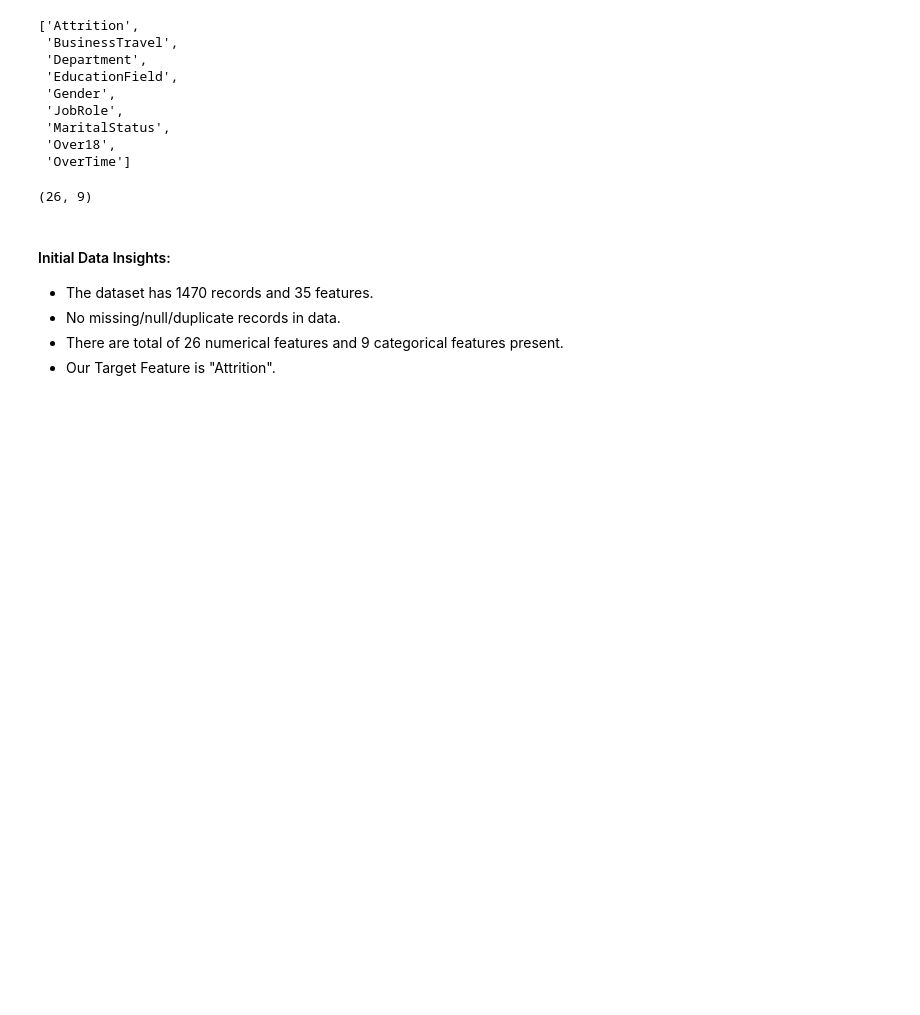
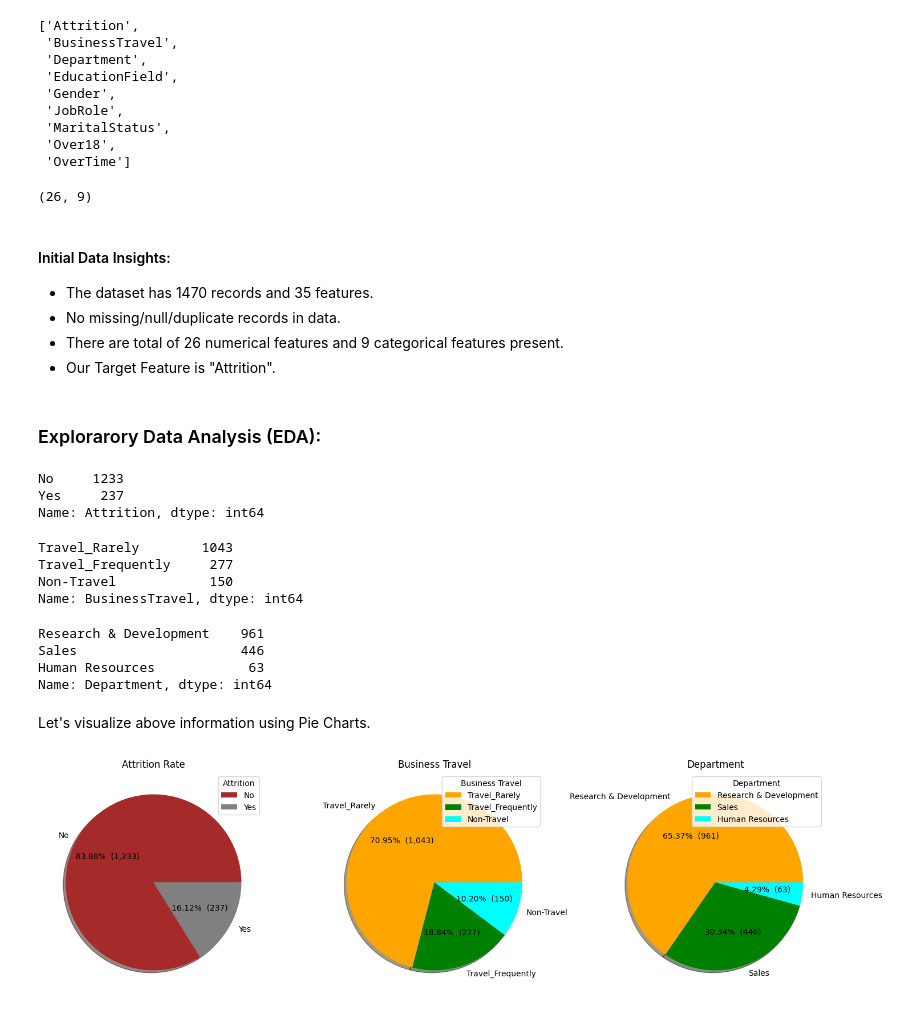
Before and after one commit to Akshay-Paunikar/IBM_Employee_Attrition_ML, a Jupyter notebook: notebook/IBM_Employee_Attrition_EDA.ipynb, the cells around one changed output. Drawn from its saved outputs; the diff is of its cells as text; code cells hidden in the pictures; blank space fills up the shorter version.

```diff
--- a/notebook/IBM_Employee_Attrition_EDA.ipynb
+++ b/notebook/IBM_Employee_Attrition_EDA.ipynb
@@ -174,3 +174,73 @@ len(num_cols), len(cat_cols)
  - No missing/null/duplicate records in data.
  - There are total of 26 numerical features and 9 categorical features present.
  - Our Target Feature is "Attrition".
+# %% [markdown]
+### Explorarory Data Analysis (EDA):
+# %%
+# Attrition column
+data['Attrition'].value_counts()
+# %% [output]
+No     1233
+Yes     237
+Name: Attrition, dtype: int64
+# %%
+# BusinessTravel
+data['BusinessTravel'].value_counts()
+# %% [output]
+Travel_Rarely        1043
+Travel_Frequently     277
+Non-Travel            150
+Name: BusinessTravel, dtype: int64
+# %%
+# Department
+data['Department'].value_counts()
+# %% [output]
+Research & Development    961
+Sales                     446
+Human Resources            63
+Name: Department, dtype: int64
+# %% [markdown]
+Let's visualize above information using Pie Charts.
+# %%
+fig = plt.figure(figsize=(18,5))
+
+# Attrition
+
+ax1 = plt.subplot2grid((1,3), (0,0))
+
+dataAttrition = data['Attrition'].value_counts().values
+labelsAttrition = data['Attrition'].value_counts().index
+
+plt.pie(x=dataAttrition, labels=labelsAttrition,
+        autopct=lambda p : '{:.2f}%  ({:,.0f})'.format(p,p * sum(dataAttrition)/100), colors=['brown','gray'], shadow=True)
+plt.legend(labelsAttrition, loc='upper right', title='Attrition')
+plt.title("Attrition Rate")
+
+# BusinessTravel
+
+ax2 = plt.subplot2grid((1,3), (0,1))
+
+dataBusinessTravel = data['BusinessTravel'].value_counts().values
+labelsBusinessTravel = data['BusinessTravel'].value_counts().index
+
+plt.pie(x=dataBusinessTravel, labels=labelsBusinessTravel,
+        autopct=lambda p : '{:.2f}%  ({:,.0f})'.format(p,p * sum(dataBusinessTravel)/100), colors=['orange','green', 'cyan'], shadow=True)
+plt.legend(labelsBusinessTravel, loc='upper right', title='Business Travel')
+plt.title("Business Travel")
+
+# Department
+
+ax3 = plt.subplot2grid((1,3), (0,2))
+
+dataDepartment = data['Department'].value_counts().values
+labelsDepartment = data['Department'].value_counts().index
+
+plt.pie(x=dataDepartment, labels=labelsDepartment,
+        autopct=lambda p : '{:.2f}%  ({:,.0f})'.format(p,p * sum(dataDepartment)/100), colors=['orange','green', 'cyan'], shadow=True)
+plt.legend(labelsDepartment, loc='upper right', title='Department')
+plt.title('Department')
+
+# plt.tight_layout()
+plt.show()
+# %% [output]
+[figure, added]
```
Also changed, not shown: parts of 8 cells of this notebook.
